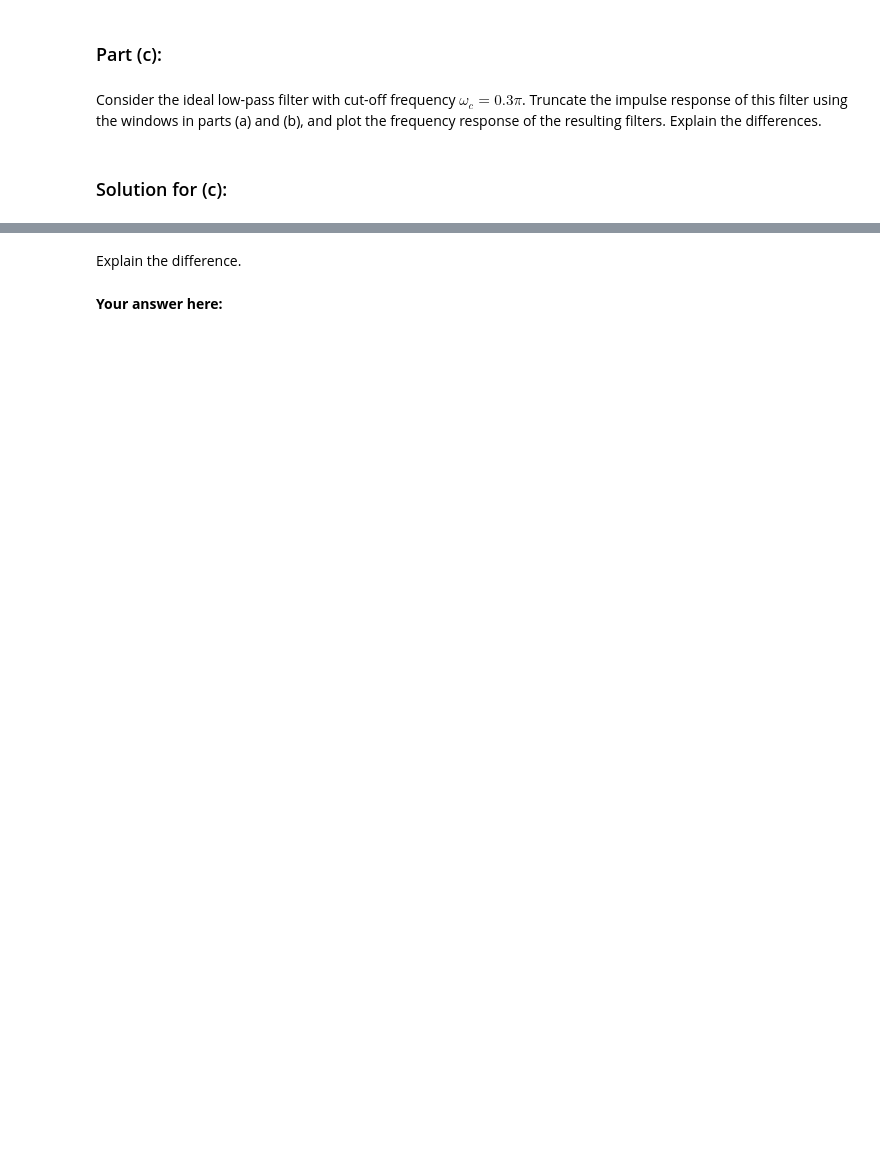
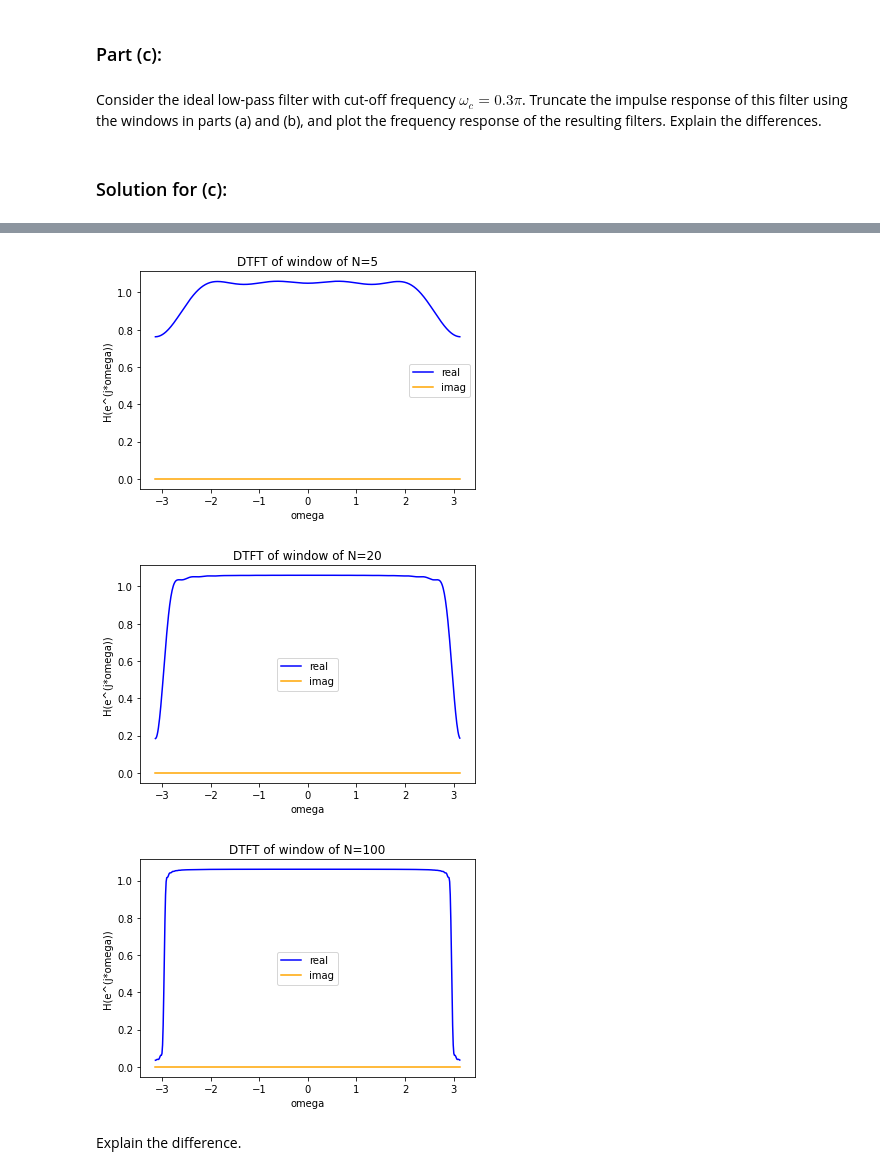
Before and after one commit to EE123-students/lab1-spring2023-rob, a Jupyter notebook: lab1-part1-dtft.ipynb, the cells around one changed output, grey strips where cells are left out. Cells and saved outputs as stored; diff of their text form; code cells hidden in the pictures; blank space fills up the shorter version.

Commit message:
dang the first part is now completed by yours truly. Time to start the actually hard one

```diff
--- a/lab1-part1-dtft.ipynb
+++ b/lab1-part1-dtft.ipynb
@@ -234,34 +268,47 @@ for N in [5, 20, 100]:
 # %%
 #repeat for N = 5, 20, 100
 for N in [5, 20, 100]:
 
     # create 2N+1-point temporal indices (NN) from -N to N using np.r_
-    NN = # TODO
+    NN = np.r_[-N:N+1:1]
     # create window function (w)
-    w = # TODO
+    w = np.array([(1-abs(x)/(N)) for x in NN])
     # create windowed low-pass filter (h)
-    h = # TODO
+    h = w * np.array([np.sinc(.3 * np.pi * x) for x in NN])
+
     # create 512-point frequency indices (Omega) from -pi to pi (use np.pi)
-    Omega = # TODO
+    Omega = np.arange(-np.pi, np.pi, 2*np.pi/512)
     # create matrix of appropriate temporal indices (n) and frequency indices (omega) using np.meshgrid
-    n,omega = # TODO
+    n, omega = np.meshgrid(NN, Omega)
+
     # create DTFT matrix
-    DTFT = # TODO
+    DTFT = np.exp(-1j * n*omega)
 
     # evaluate DTFT
-    H = # TODO
+    H = DTFT @ h
 
     # normalize H such that H at omega=0 is 1
-    H = # TODO
+    H = H
+
+
     # create plots
     # plot both real and imag on the same figure ( use H.real and H.imag )
     # Your code here:
+    plt.figure()
+    plt.plot(Omega, H.real, label='real', color='blue')
+    plt.plot(Omega, H.imag, label='imag', color='orange')
 
     # End of your code
 
     # label plots and put title and legends ( use plt.xlabel, plt.title, plt.legend )
     # Your code here:
+    plt.xlabel("omega")
+    plt.ylabel("H(e^(j*omega))")
+    plt.title(f"DTFT of window of N={N}")
+    plt.legend()
+# %% [output]
+[figure, added]
+[figure, added]
+[figure, added]
 # %% [markdown]
 Explain the difference.
-# %% [markdown]
-**Your answer here:**
```
Also changed, not shown: parts of 8 cells of this notebook.
